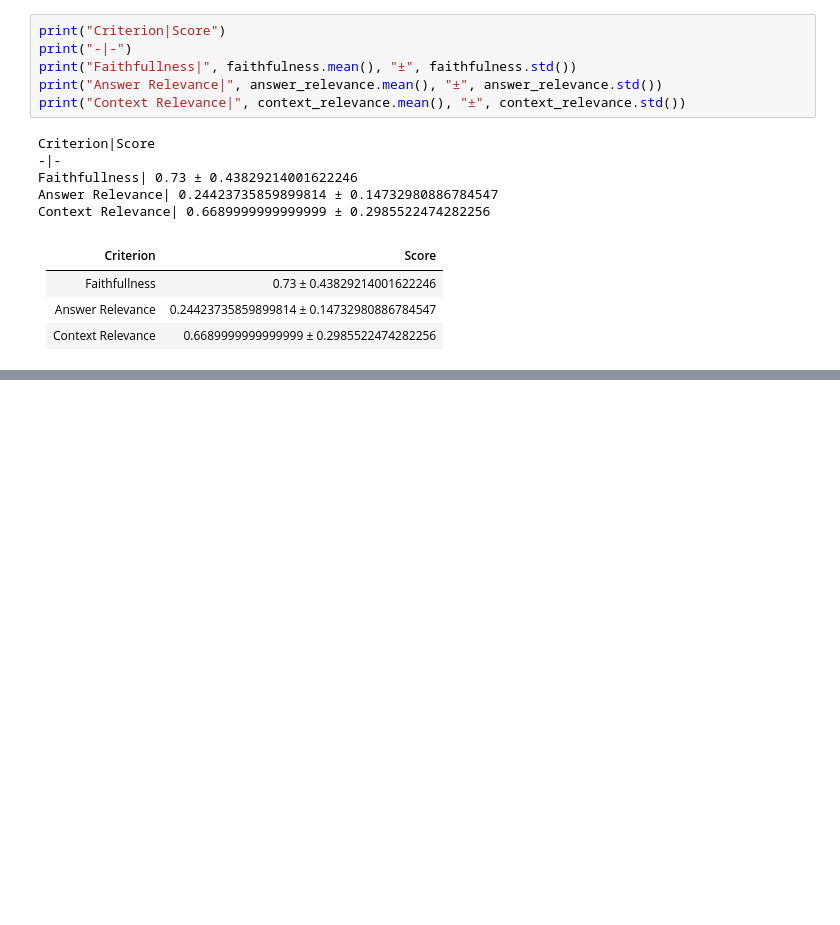
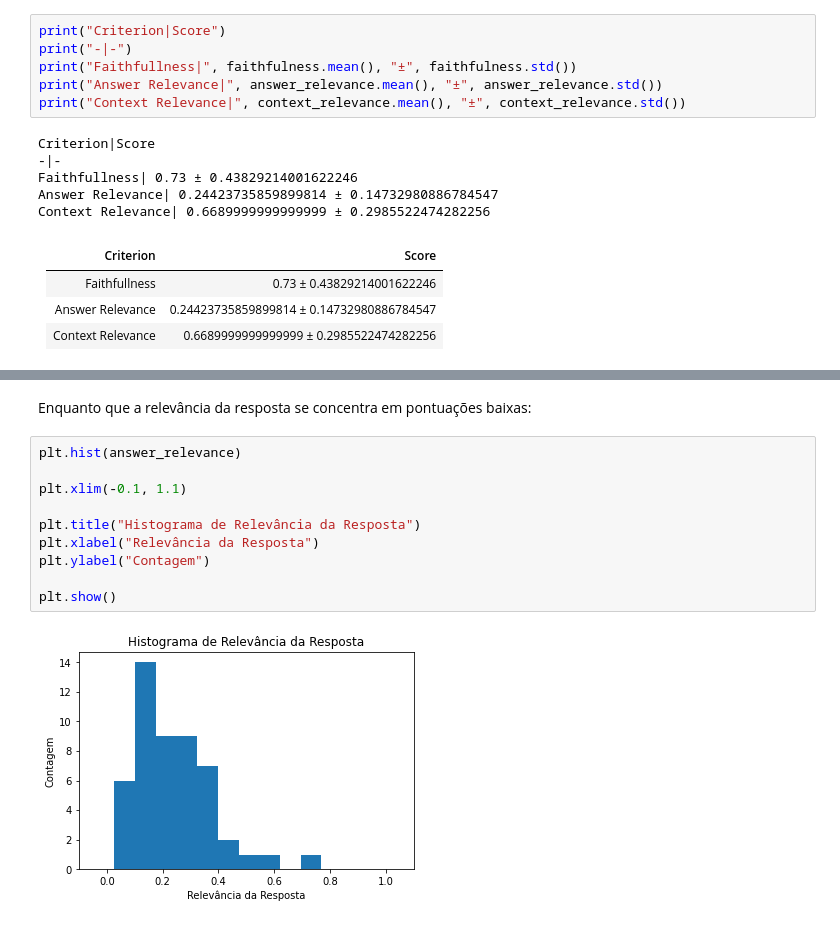
Before and after one commit to EltonCN/IA024, a Jupyter notebook: 11-RAGAs/Aula_10_11_RAGAs.ipynb, the cells around one changed output, grey strips where cells are left out. Saved outputs shown, nothing was run; the diff lists cells and outputs as text; blank space fills up the shorter version.

```diff
--- a/11-RAGAs/Aula_10_11_RAGAs.ipynb
+++ b/11-RAGAs/Aula_10_11_RAGAs.ipynb
@@ -686,0 +916,14 @@ plt.hist(context_relevance)
+# %% [markdown]
+Enquanto que a relevância da resposta se concentra em pontuações baixas:
+# %%
+plt.hist(answer_relevance)
+
+plt.xlim(-0.1, 1.1)
+
+plt.title("Histograma de Relevância da Resposta")
+plt.xlabel("Relevância da Resposta")
+plt.ylabel("Contagem")
+
+plt.show()
+# %% [output]
+[figure, added]
```
Also changed, not shown: parts of 58 cells of this notebook.
